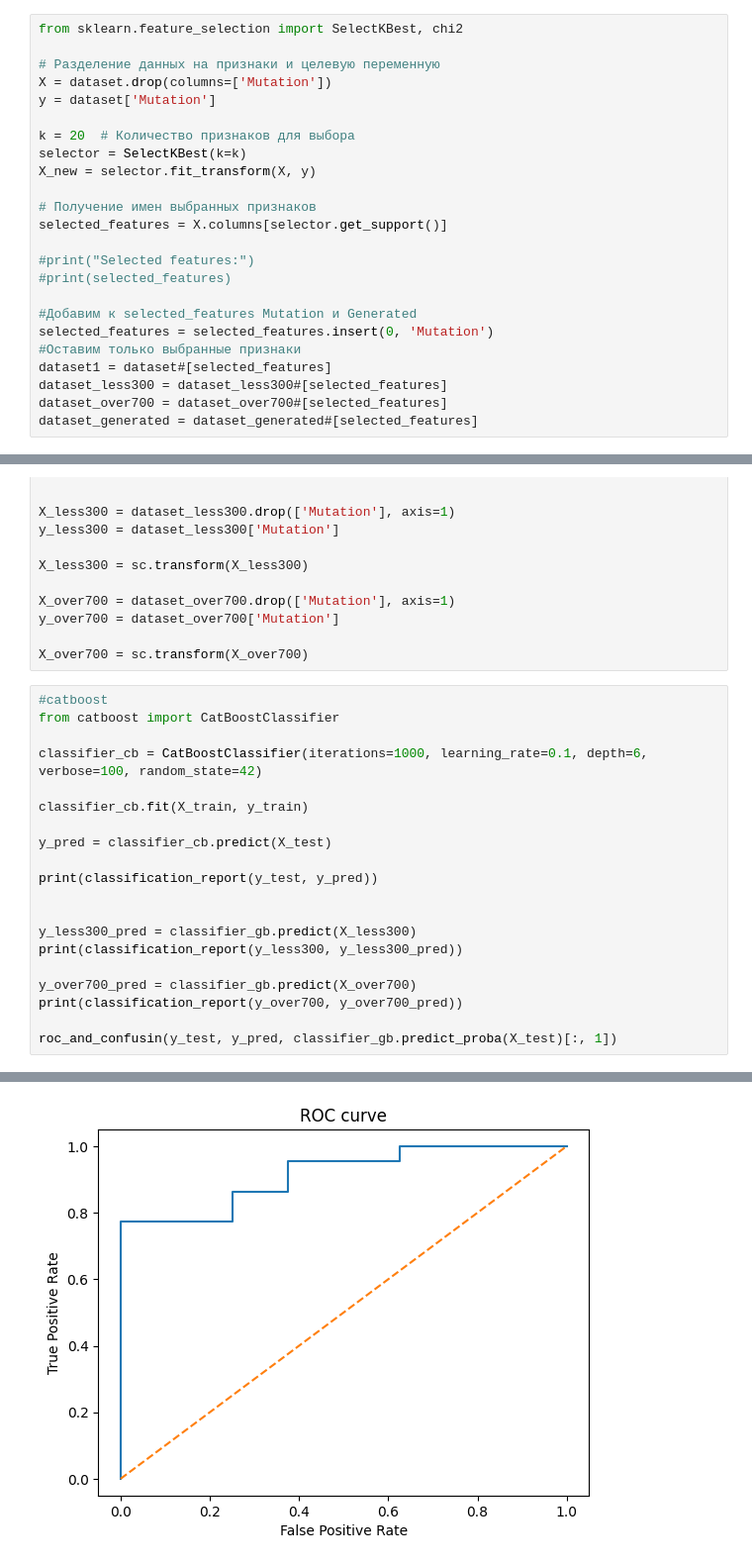
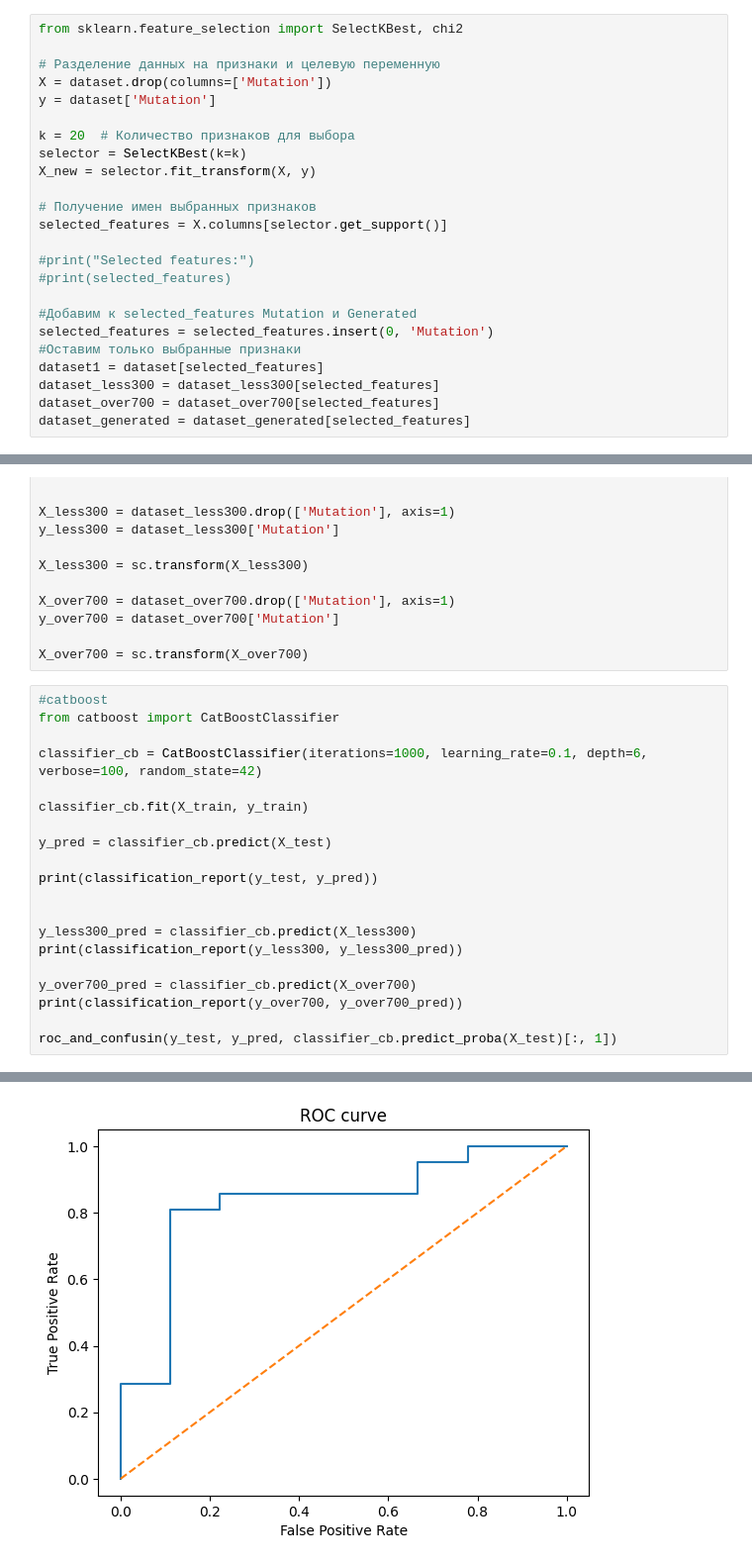
Before and after one commit to Joarnixon/StudCampProject, a Jupyter notebook: classic_models.ipynb, the cells around one changed output, grey strips where cells are left out. Shown: that part at 99% size. Saved outputs shown, nothing was run; the diff lists cells and outputs as text.

```diff
--- a/classic_models.ipynb
+++ b/classic_models.ipynb
@@ -103,10 +103,10 @@ selected_features = X.columns[selector.get_support()]
 #Добавим к selected_features Mutation и Generated
 selected_features = selected_features.insert(0, 'Mutation')
 #Оставим только выбранные признаки
-dataset1 = dataset#[selected_features]
-dataset_less300 = dataset_less300#[selected_features]
-dataset_over700 = dataset_over700#[selected_features]
-dataset_generated = dataset_generated#[selected_features]
+dataset1 = dataset[selected_features]
+dataset_less300 = dataset_less300[selected_features]
+dataset_over700 = dataset_over700[selected_features]
+dataset_generated = dataset_generated[selected_features]
 # %%
 X = dataset1.drop(['Mutation'], axis=1)
 y = dataset1['Mutation']
@@ -171,11 +171,11 @@ y_pred = classifier_cb.predict(X_test)
 print(classification_report(y_test, y_pred))
 
 
-y_less300_pred = classifier_gb.predict(X_less300)
+y_less300_pred = classifier_cb.predict(X_less300)
 print(classification_report(y_less300, y_less300_pred))
 
-y_over700_pred = classifier_gb.predict(X_over700)
+y_over700_pred = classifier_cb.predict(X_over700)
 print(classification_report(y_over700, y_over700_pred))
 
-roc_and_confusin(y_test, y_pred, classifier_gb.predict_proba(X_test)[:, 1])
+roc_and_confusin(y_test, y_pred, classifier_cb.predict_proba(X_test)[:, 1])
 # %% [output]
@@ -193,7 +193,7 @@ roc_and_confusin(y_test, y_pred, classifier_gb.predict_proba(X_test)[:, 1])
               precision    recall  f1-score   support
 ... (21 lines left out)
 
     accuracy                           0.41        46
    macro avg       0.50      0.21      0.29        46
 weighted avg       1.00      0.41      0.58        46
-[figure, old version]
+[figure, new version]
```
Also changed, not shown: parts of 6 cells of this notebook.
